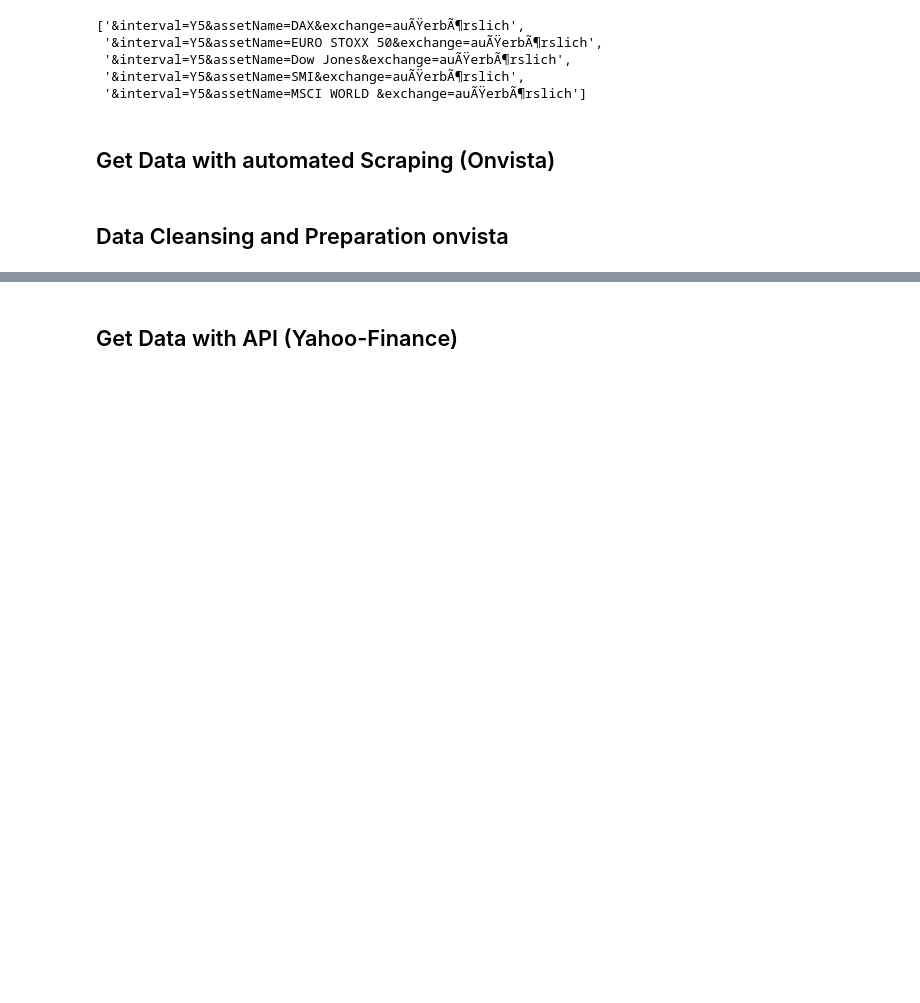
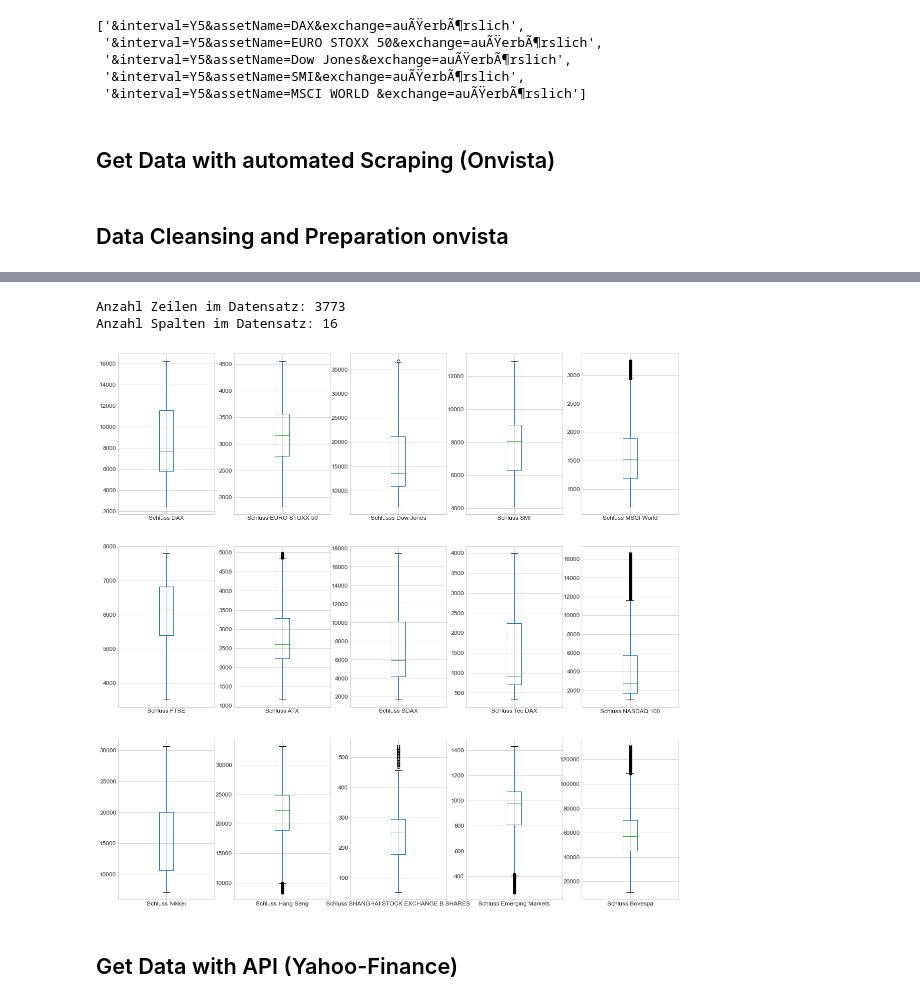
Before and after one commit to SvenKonermann/DataScience, a Jupyter notebook: onvista_Webscraping_ADS_Project.ipynb, the cells around one changed output, grey strips where cells are left out. Cells and saved outputs as stored; diff of their text form; code cells hidden in the pictures; blank space fills up the shorter version.

```diff
--- a/onvista_Webscraping_ADS_Project.ipynb
+++ b/onvista_Webscraping_ADS_Project.ipynb
@@ -106,11 +106,12 @@ import seaborn as sns
 plt.style.use('seaborn-whitegrid')
 %matplotlib inline
 IndexListe= ["DAX", "EURO STOXX 50", "Dow Jones",  "SMI", "MSCI World", "FTSE", "ATX", "SDAX", "Tec DAX", "NASDAQ 100", "Nikkei", "Hang Seng", "SHANGHAI STOCK EXCHANGE B SHARES", "Emerging Markets", "Bovespa"]
+SchlussIndexListe= ["Schluss DAX", "Schluss EURO STOXX 50", "Schlusss Dow Jones",  "Schluss SMI", "Schluss MSCI World", "Schluss FTSE", "Schluss ATX", "Schluss SDAX", "Schluss Tec DAX", "Schluss NASDAQ 100", "Schluss Nikkei", "Schluss Hang Seng", "Schluss SHANGHAI STOCK EXCHANGE B SHARES", "Schluss Emerging Markets", "Schluss Bovespa"]
 Indexdf= ["dfDAX", "dfEURO STOXX 50", "dfDow Jones",  "dfSMI", "dfMSCI World", "dfFTSE", "dfATX", "dfSDAX", "dfTec DAX", "dfNASDAQ 100", "dfNikkei", "dfHang Song", "dfSHANGHAI STOCK EXCHANGE B SHARES", "Emerging Markets", "Bovespa"]
 x=0
 j=0
 while x < len(IndexListe):
-    Indexdf[x]= pd.read_csv(IndexListe[x]+".csv", delimiter=' ', header=None, skiprows=2, names=['Datum','Eröffnung','Hoch','Tief','Schluss '+ IndexListe[x],'Volumen'], index_col=False)
+    Indexdf[x]= pd.read_csv(IndexListe[x]+".csv", delimiter=' ', header=None, skiprows=2, names=['Datum','Eröffnung','Hoch','Tief',SchlussIndexListe[x],'Volumen'], index_col=False)
     Indexdf[x]=pd.DataFrame(Indexdf[x])
     Indexdf[x].drop(columns=['Eröffnung','Hoch','Tief','Volumen'], inplace=True)
     x+=1
@@ -124,13 +125,10 @@ while x < len(IndexListe):
 x=0
 while x < len(IndexListe):
     for i in range (len(result)):
-        result.loc[i,'Schluss '+ IndexListe[x]] = result.loc[i,'Schluss '+ IndexListe[x]].replace('.','')
-        result.loc[i,'Schluss '+ IndexListe[x]] = result.loc[i,'Schluss '+ IndexListe[x]].replace(',','.')
+        result.loc[i,SchlussIndexListe[x]] = result.loc[i,SchlussIndexListe[x]].replace('.','')
+        result.loc[i,SchlussIndexListe[x]] = result.loc[i,SchlussIndexListe[x]].replace(',','.')
         i+=1
     x+=1
-
-result.to_csv("Indizes.csv")
-result
 
 #df
 #result=pd.concat([Indexdf[0], Indexdf[1]], axis=1)
@@ -154,0 +163,3 @@ result
+# %%
+result[SchlussIndexListe] = result[SchlussIndexListe].astype(float, errors = 'raise')
+print(result.info())
@@ -154,0 +184,3 @@ result
+# %%
+result = result.dropna()
+result.isna().sum()
@@ -155,3 +273,13 @@ result
+# %%
+print("Anzahl Zeilen im Datensatz: {}".format(result.shape[0]))
+print("Anzahl Spalten im Datensatz: {}".format(result.shape[1]))
+# %% [output]
+Anzahl Zeilen im Datensatz: 3773
+Anzahl Spalten im Datensatz: 16
+# %%
+result.plot(kind="box", subplots=True, layout= (3,5), fontsize=12, figsize=(20,20));
+# %% [output]
+[figure, added]
 # %% [markdown]
 ## Get Data with API (Yahoo-Finance)
 # %%
```
Also changed, not shown: parts of 14 cells of this notebook.
